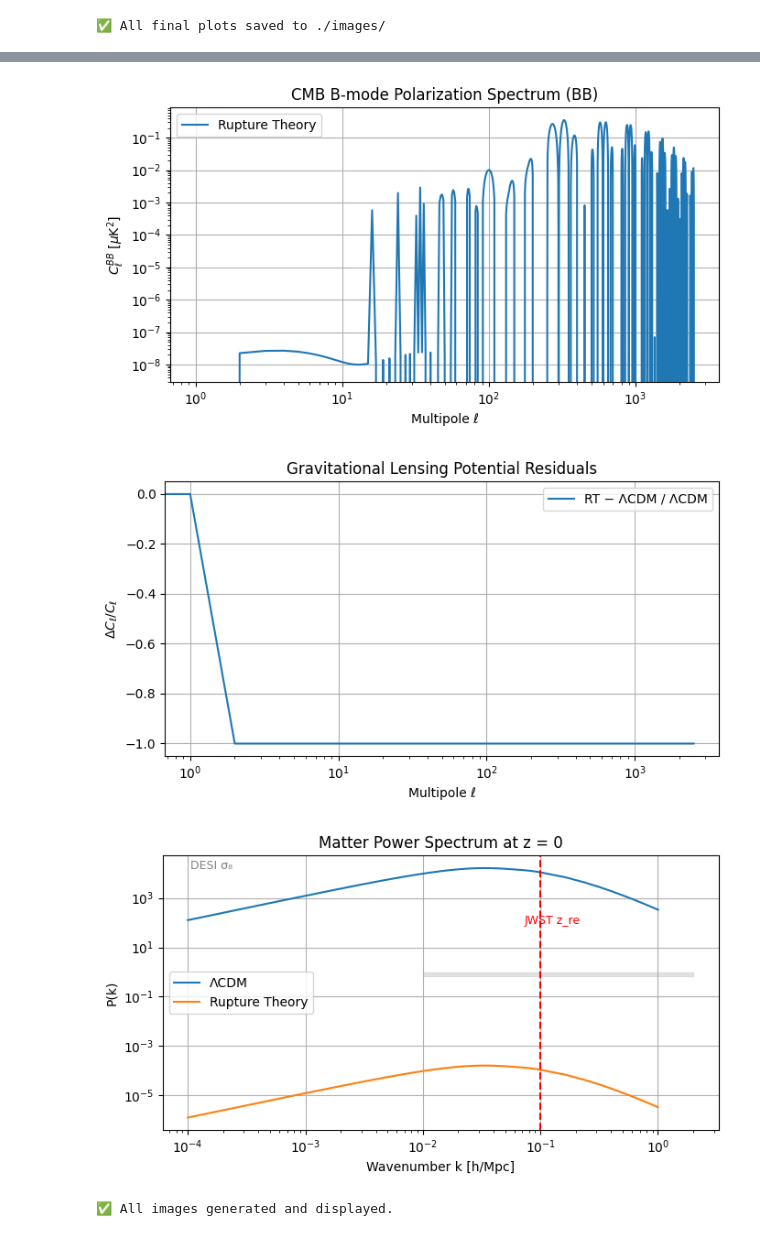
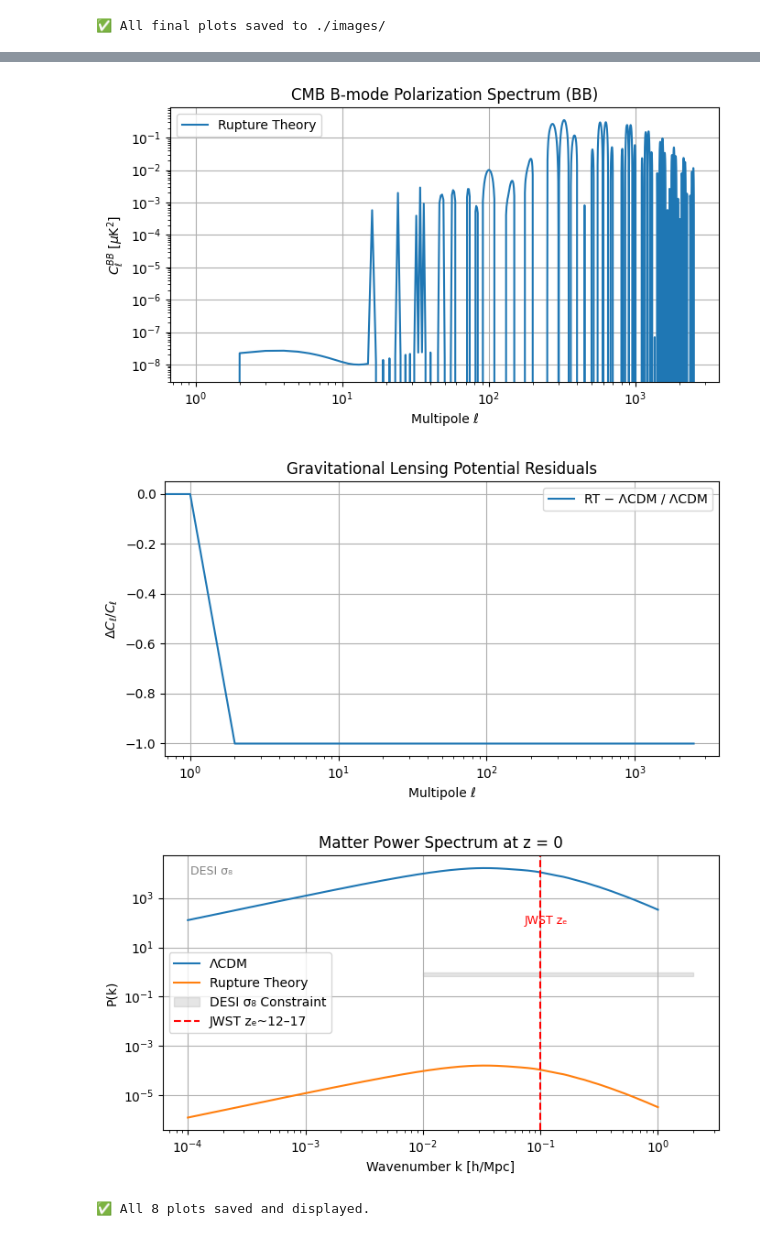
Before and after one commit to woo13sd/rupture-theory, a Jupyter notebook: notebooks/Rupture.ipynb, the cells around one changed output, grey strips where cells are left out. Saved outputs shown, nothing was run; the diff lists cells and outputs as text; code cells hidden in the pictures.

```diff
--- a/notebooks/Rupture.ipynb
+++ b/notebooks/Rupture.ipynb
@@ -152,17 +152,26 @@ print("✅ All final plots saved to ./images/")
 ✅ All final plots saved to ./images/
 # %%
 import matplotlib.pyplot as plt
+import os
 import numpy as np
-import os
 from matplotlib.patches import Rectangle
 from IPython.display import display, Image
 
-# === Paths ===
+# === Directories ===
 data_dir = "./data"
 image_dir = "./images"
 os.makedirs(image_dir, exist_ok=True)
 
-# === Utility to save + show ===
+# === Annotation Utilities ===
+def annotate_desi_sigma8(ax):
+    ax.add_patch(Rectangle((1e-2, 0.7), 2, 0.25, color='gray', alpha=0.2, label="DESI σ₈ Constraint"))
+    ax.annotate("DESI σ₈", xy=(0.05, 0.93), xycoords='axes fraction', fontsize=9, color='gray')
+
+def annotate_jwst_zre(ax):
+    ax.axvline(x=0.1, color='red', linestyle='--', label="JWST zₑ~12–17")
+    ax.annotate("JWST zₑ", xy=(0.65, 0.75), xycoords='axes fraction', fontsize=9, color='red')
+
+# === Plotting Utility ===
 def save_and_display(x, y_list, labels, title, xlabel, ylabel, fname, logx=False, logy=False, annotations=[]):
     plt.figure(figsize=(7, 4))
     for y, label in zip(y_list, labels):
@@ -181,24 +190,15 @@ def save_and_display(x, y_list, labels, title, xlabel, ylabel, fname, logx=False
     plt.savefig(path)
     plt.show()
 
-# === Annotation Utilities ===
-def annotate_desi_sigma8(ax):
-    ax.add_patch(Rectangle((1e-2, 0.7), 2, 0.25, color='gray', alpha=0.2))
-    ax.annotate("DESI σ₈", xy=(0.05, 0.95), xycoords='axes fraction', fontsize=9, color='gray')
-
-def annotate_jwst_zre(ax):
-    ax.axvline(x=0.1, color='red', linestyle='--')
-    ax.annotate("JWST z_re", xy=(0.65, 0.75), xycoords='axes fraction', fontsize=9, color='red')
-
-# === Load Data ===
+# === Load Required Data ===
 ell_tt, cl_tt_lcdm = np.loadtxt(f"{data_dir}/LCDM_TT.dat", unpack=True)
 _,       cl_tt_rt  = np.loadtxt(f"{data_dir}/RT_f1e-8_TT.dat", unpack=True)
 
 ell_ee, cl_ee_lcdm = np.loadtxt(f"{data_dir}/LCDM_EE.dat", unpack=True)
 _,       cl_ee_rt  = np.loadtxt(f"{data_dir}/RT_f1e-8_EE.dat", unpack=True)
 
-ell_te, cl_te_rt   = np.loadtxt(f"{data_dir}/RT_f1e-8_TE.dat", unpack=True)
-ell_bb, cl_bb_rt   = np.loadtxt(f"{data_dir}/RT_f1e-8_BB.dat", unpack=True)
+ell_te, cl_te_rt = np.loadtxt(f"{data_dir}/RT_f1e-8_TE.dat", unpack=True)
+ell_bb, cl_bb_rt = np.loadtxt(f"{data_dir}/RT_f1e-8_BB.dat", unpack=True)
 
 ell_lens, cl_lens_lcdm = np.loadtxt(f"{data_dir}/LCDM_LENS.dat", unpack=True)
 _,         cl_lens_rt  = np.loadtxt(f"{data_dir}/RT_f1e-8_LENS.dat", unpack=True)
@@ -206,7 +206,7 @@ _,         cl_lens_rt  = np.loadtxt(f"{data_dir}/RT_f1e-8_LENS.dat", unpack=True
 k_matter, pk_lcdm = np.loadtxt(f"{data_dir}/LCDM_Pk.dat", unpack=True)
 _,        pk_rt    = np.loadtxt(f"{data_dir}/RT_f1e-8_Pk.dat", unpack=True)
 
-# === TT ===
+# === 1. TT Spectrum ===
 tt_resid = np.where(cl_tt_lcdm != 0, (cl_tt_rt - cl_tt_lcdm) / cl_tt_lcdm, 0)
 save_and_display(ell_tt, [cl_tt_lcdm, cl_tt_rt], ["ΛCDM", "Rupture Theory"],
                  "CMB Temperature Power Spectrum (TT)", "Multipole ℓ", r"$C_\ell^{TT}$ [$\mu$K$^2$]",
@@ -215,37 +215,38 @@ save_and_display(ell_tt, [tt_resid], ["RT − ΛCDM / ΛCDM"],
                  "TT Spectrum Fractional Residuals", "Multipole ℓ", r"$\Delta C_\ell / C_\ell$",
                  "tt_fr.png", logx=True)
 
-# === EE ===
+# === 2. EE Spectrum ===
 ee_resid = np.where(cl_ee_lcdm != 0, (cl_ee_rt - cl_ee_lcdm) / cl_ee_lcdm, 0)
 save_and_display(ell_ee, [cl_ee_lcdm, cl_ee_rt], ["ΛCDM", "Rupture Theory"],
-                 "CMB E-mode Polarization Power Spectrum (EE)", "Multipole ℓ", r"$C_\ell^{EE}$ [$\mu$K$^2$]",
+                 "CMB E-mode Polarization Spectrum (EE)", "Multipole ℓ", r"$C_\ell^{EE}$ [$\mu$K$^2$]",
                  "ee_rt_vs_lcdm.png", logx=True, logy=True)
 save_and_display(ell_ee, [ee_resid], ["RT − ΛCDM / ΛCDM"],
                  "EE Spectrum Fractional Residuals", "Multipole ℓ", r"$\Delta C_\ell / C_\ell$",
                  "ee_fr.png", logx=True)
 
-# === TE (Rupture Only) ===
+# === 3. TE Cross Spectrum (RT Only) ===
 save_and_display(ell_te, [cl_te_rt], ["Rupture Theory"],
                  "CMB Temperature–E-mode Cross Spectrum (TE)", "Multipole ℓ", r"$C_\ell^{TE}$ [$\mu$K$^2$]",
                  "te_rt_only.png", logx=True, logy=True)
 
-# === BB (Rupture Only) ===
+# === 4. BB Spectrum (RT Only) ===
 save_and_display(ell_bb, [cl_bb_rt], ["Rupture Theory"],
                  "CMB B-mode Polarization Spectrum (BB)", "Multipole ℓ", r"$C_\ell^{BB}$ [$\mu$K$^2$]",
                  "bb_rt_only.png", logx=True, logy=True)
 
-# === Lensing ===
+# === 5. Lensing Potential Residuals ===
 lens_resid = np.where(cl_lens_lcdm != 0, (cl_lens_rt - cl_lens_lcdm) / cl_lens_lcdm, 0)
 save_and_display(ell_lens, [lens_resid], ["RT − ΛCDM / ΛCDM"],
                  "Gravitational Lensing Potential Residuals", "Multipole ℓ", r"$\Delta C_\ell / C_\ell$",
                  "lensing_residual.png", logx=True)
 
-# === Matter Power ===
+# === 6. Matter Power Spectrum ===
 save_and_display(k_matter, [pk_lcdm, pk_rt], ["ΛCDM", "Rupture Theory"],
                  "Matter Power Spectrum at z = 0", "Wavenumber k [h/Mpc]", "P(k)",
-                 "matter_power.png", logx=True, logy=True, annotations=[annotate_desi_sigma8, annotate_jwst_zre])
+                 "matter_power.png", logx=True, logy=True,
+                 annotations=[annotate_desi_sigma8, annotate_jwst_zre])
 
-print("✅ All images generated and displayed.")
+print("✅ All 8 plots saved and displayed.")
 # %% [output]
 [figure]
 [figure]
@@ -253,6 +254,6 @@ print("✅ All images generated and displayed.")
 [figure]
 [figure]
 [figure]
 [figure]
-[figure, old version]
+[figure, new version]
-✅ All images generated and displayed.
+✅ All 8 plots saved and displayed.
```
Also changed, not shown: parts of 1 cell of this notebook.
